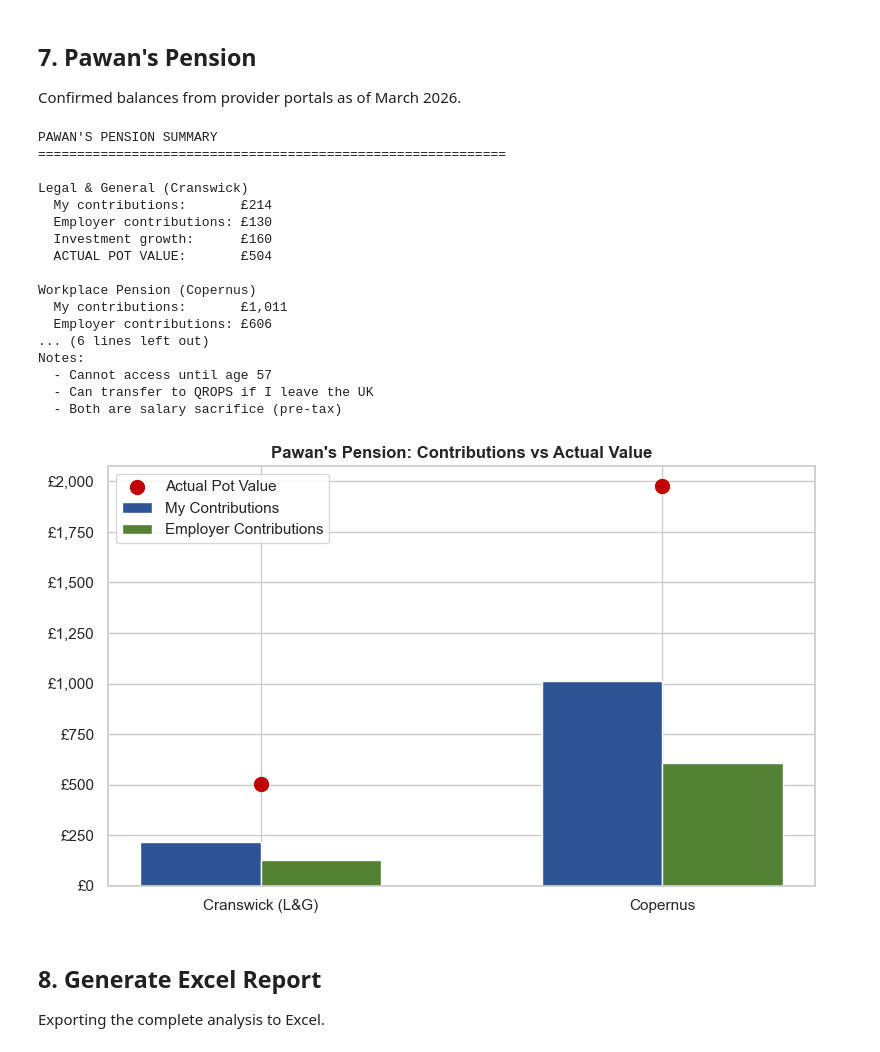
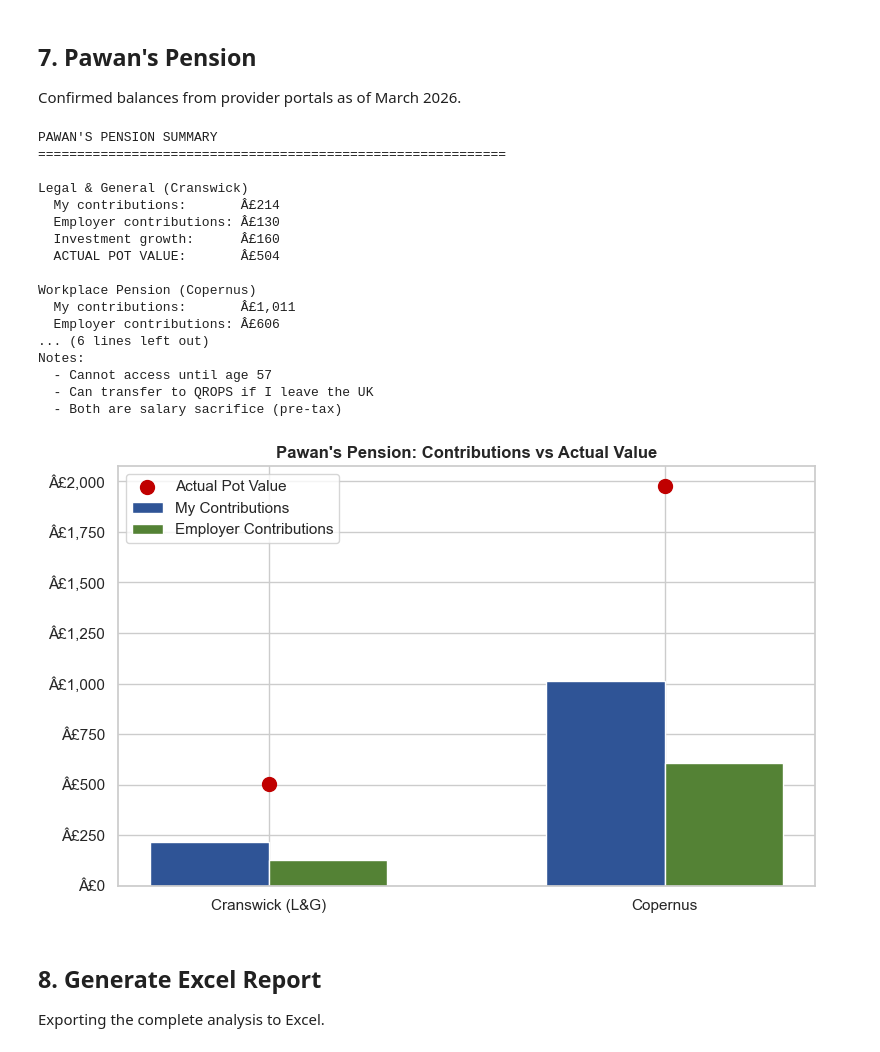
Before and after one commit to Pawansingh3889/uk-immigration-tax-fairness, a Jupyter notebook: PSW_Tax_Contribution_Analysis.ipynb, the cells around one changed output. Drawn from its saved outputs; the diff is of its cells as text; code cells hidden in the pictures.

```diff
--- a/PSW_Tax_Contribution_Analysis.ipynb
+++ b/PSW_Tax_Contribution_Analysis.ipynb
@@ -209,7 +209,7 @@ put_in = pd.DataFrame({
 })
 
 took_out = pd.DataFrame({
-    'Item': ['NHS (1 A&E visit — paid for own medicine)', 'Benefits claimed', 'Social housing',
+    'Item': ['NHS (1 A&E visit â€” paid for own medicine)', 'Benefits claimed', 'Social housing',
              'State education', 'Legal aid'],
     'Amount': [150, 0, 0, 0, 0]
 })
@@ -366,41 +366,41 @@ for _, row in pension.iterrows():
 
 print(f"\n{'=' * 60}")
 print(f"TOTAL PENSION POT: {GBP(pension['Actual_Pot_Value'].sum())}")
 print(f"\nNotes:")
 print(f"  - Cannot access until age 57")
 print(f"  - Can transfer to QROPS if I leave the UK")
 print(f"  - Both are salary sacrifice (pre-tax)")
 
 fig, ax = plt.subplots(figsize=(8, 5))
 x = range(len(pension))
 ax.bar([i-0.15 for i in x], pension['My_Contributions'], 0.3, label='My Contributions', color='#2F5496')
 ax.bar([i+0.15 for i in x], pension['Employer_Contributions'], 0.3, label='Employer Contributions', color='#548235')
 ax.scatter(x, pension['Actual_Pot_Value'], color='#C00000', s=100, zorder=5, label='Actual Pot Value')
 ax.set_xticks(x); ax.set_xticklabels(['Cranswick (L&G)', 'Copernus'])
 ax.set_title("Pawan's Pension: Contributions vs Actual Value", fontweight='bold')
-ax.legend(); ax.yaxis.set_major_formatter(mticker.StrMethodFormatter('£{x:,.0f}'))
+ax.legend(); ax.yaxis.set_major_formatter(mticker.StrMethodFormatter('Â£{x:,.0f}'))
 plt.tight_layout()
 plt.savefig('charts/06_pension.png', dpi=150, bbox_inches='tight')
 plt.show()
 # %% [output]
 PAWAN'S PENSION SUMMARY
 ============================================================
 
 Legal & General (Cranswick)
-  My contributions:       £214
-  Employer contributions: £130
-  Investment growth:      £160
-  ACTUAL POT VALUE:       £504
+  My contributions:       Â£214
+  Employer contributions: Â£130
+  Investment growth:      Â£160
+  ACTUAL POT VALUE:       Â£504
 
 Workplace Pension (Copernus)
-  My contributions:       £1,011
-  Employer contributions: £606
+  My contributions:       Â£1,011
+  Employer contributions: Â£606
 ... (6 lines left out)
 Notes:
   - Cannot access until age 57
   - Can transfer to QROPS if I leave the UK
   - Both are salary sacrifice (pre-tax)
-[figure, old version]
+[figure, new version]
 # %% [markdown]
 ## 8. Generate Excel Report
 
```
Also changed, not shown: parts of 11 cells of this notebook, 7 other files.
